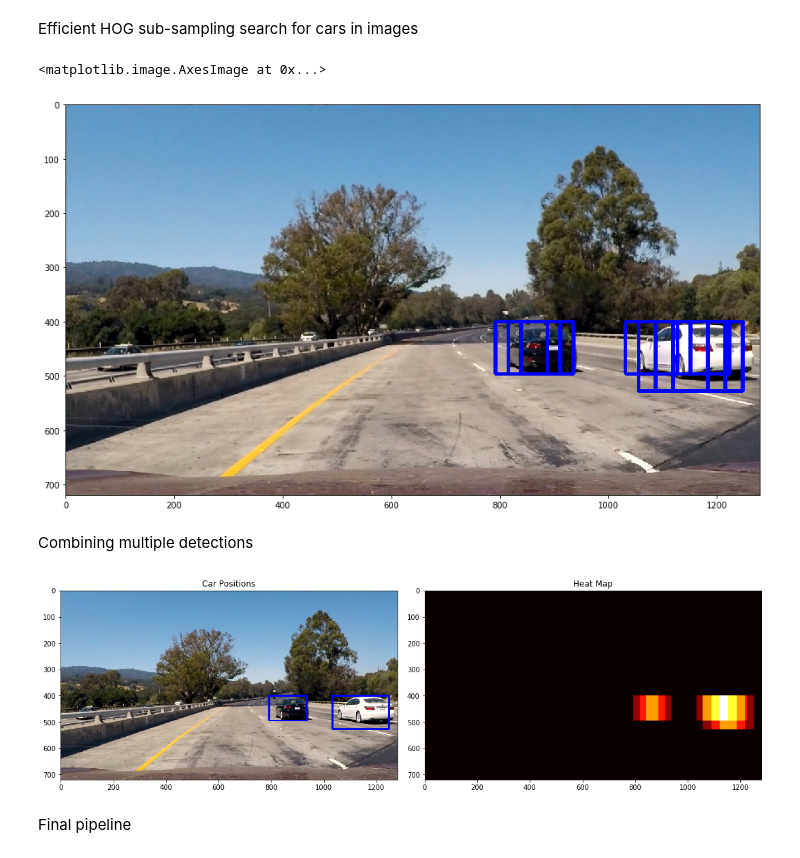
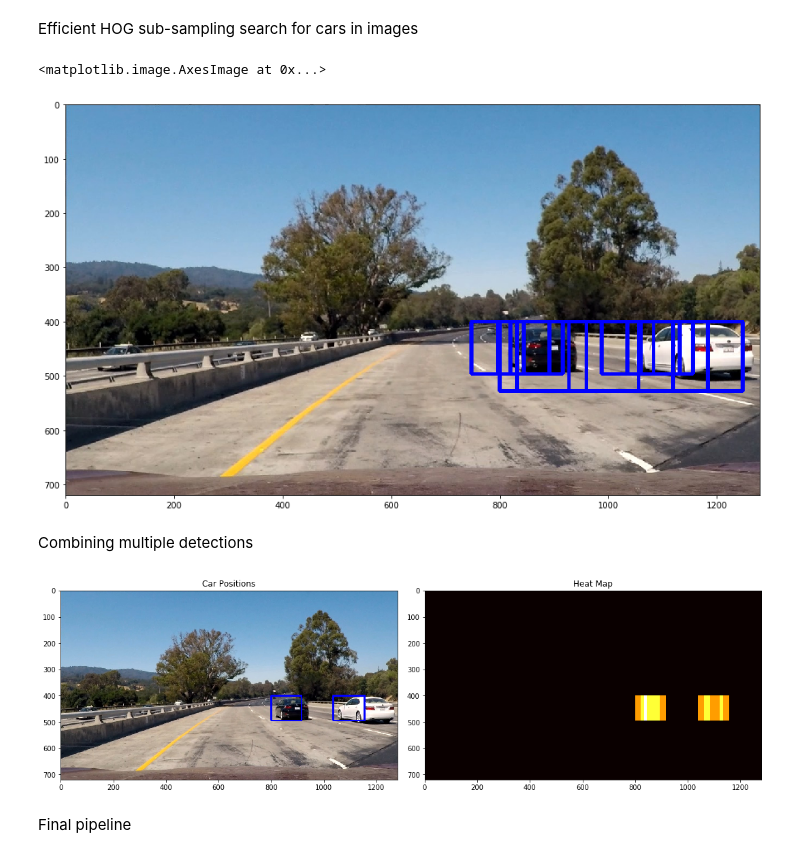
Before and after one commit to AndyKnight09/CarND-Vehicle-Detection, a Jupyter notebook: project.ipynb, the cells around one changed output. Saved outputs shown, nothing was run; the diff lists cells and outputs as text; code cells hidden in the pictures.

```diff
--- a/project.ipynb
+++ b/project.ipynb
@@ -868,11 +868,11 @@ import numpy as np
 import cv2
 
 # Define a single function that can extract features using hog sub-sampling and make predictions
-def find_cars(img, ystart, ystop, scale, svc, feature_scaler, orient, pix_per_cell, cells_per_step, cell_per_block, spatial_size, hist_bins):
+def find_cars(img, ystart, ystop, xstart, xstop, scale, svc, feature_scaler, orient, pix_per_cell, cells_per_step, cell_per_block, spatial_size, hist_bins):
 
     img = img.astype(np.float32)/255
 
-    img_tosearch = img[ystart:ystop,:,:]
+    img_tosearch = img[ystart:ystop,xstart:xstop,:]
     ctrans_tosearch = cv2.cvtColor(img_tosearch, cv2.COLOR_RGB2YCrCb)
     if scale != 1:
         imshape = ctrans_tosearch.shape
@@ -929,7 +929,7 @@ def find_cars(img, ystart, ystop, scale, svc, feature_scaler, orient, pix_per_ce
                 ytop_draw = np.int(ytop*scale)
                 win_draw = np.int(window*scale)
 
-                box = ((xbox_left, ytop_draw+ystart),(xbox_left+win_draw,ytop_draw+win_draw+ystart))
+                box = ((xbox_left+xstart, ytop_draw+ystart),(xbox_left+win_draw+xstart,ytop_draw+win_draw+ystart))
                 boxes.append((box))
 
     return boxes
@@ -940,23 +940,38 @@ def find_cars_all_sizes(image):
     box_list = []
 
     ystart = 400
+    ystop = 450
+    xstart = 300
+    xstop = image.shape[1] - 300
+    scale = 0.75
+    boxes = find_cars(image, ystart, ystop, xstart, xstop, scale, svc, feature_scaler, orient, pix_per_cell, cells_per_step, cell_per_block, spatial_size, hist_bins)
+    for box in boxes:
+        box_list.append(box)
+
+    ystart = 400
     ystop = 475
+    xstart = 200
+    xstop = image.shape[1] - 200
     scale = 1.0
-    boxes = find_cars(image, ystart, ystop, scale, svc, feature_scaler, orient, pix_per_cell, cells_per_step, cell_per_block, spatial_size, hist_bins)
+    boxes = find_cars(image, ystart, ystop, xstart, xstop, scale, svc, feature_scaler, orient, pix_per_cell, cells_per_step, cell_per_block, spatial_size, hist_bins)
     for box in boxes:
         box_list.append(box)
 
     ystart = 400
     ystop = 500
+    xstart = 100
+    xstop = image.shape[1] - 100
     scale = 1.5
-    boxes = find_cars(image, ystart, ystop, scale, svc, feature_scaler, orient, pix_per_cell, cells_per_step, cell_per_block, spatial_size, hist_bins)
+    boxes = find_cars(image, ystart, ystop, xstart, xstop, scale, svc, feature_scaler, orient, pix_per_cell, cells_per_step, cell_per_block, spatial_size, hist_bins)
     for box in boxes:
         box_list.append(box)
 
     ystart = 400
     ystop = 550
+    xstart = 0
+    xstop = image.shape[1] - 0
     scale = 2.0
-    boxes = find_cars(image, ystart, ystop, scale, svc, feature_scaler, orient, pix_per_cell, cells_per_step, cell_per_block, spatial_size, hist_bins)
+    boxes = find_cars(image, ystart, ystop, xstart, xstop, scale, svc, feature_scaler, orient, pix_per_cell, cells_per_step, cell_per_block, spatial_size, hist_bins)
     for box in boxes:
         box_list.append(box)
 
@@ -971,7 +986,7 @@ plt.figure(figsize=(15,15))
 plt.imshow(result)
 # %% [output]
 <matplotlib.image.AxesImage at 0x...>
-[figure, old version]
+[figure, new version]
 # %% [markdown]
 Combining multiple detections
 # %%
@@ -1002,44 +1017,47 @@ def apply_threshold(heatmap, threshold):
     # Return thresholded map
     return heatmap
 
-def draw_labeled_bboxes(img, labels):
+def labels_to_boxes(labels):
+    # Create list of bounding boxes
+    box_list = []
     # Iterate through all detected cars
     for car_number in range(1, labels[1]+1):
         # Find pixels with each car_number label value
         nonzero = (labels[0] == car_number).nonzero()
         # Identify x and y values of those pixels
         nonzeroy = np.array(nonzero[0])
         nonzerox = np.array(nonzero[1])
         # Define a bounding box based on min/max x and y
         bbox = ((np.min(nonzerox), np.min(nonzeroy)), (np.max(nonzerox), np.max(nonzeroy)))
-        # Draw the box on the image
-        cv2.rectangle(img, bbox[0], bbox[1], (0,0,255), 6)
-    # Return the image
-    return img
+        # Add box to list
+        box_list.append(bbox)
+    # Return list of bounding boxes
+    return box_list
 
 # Add heat to each box in box list
 heat = add_heat(heat,box_list)
 
 # Apply threshold to help remove false positives
-heat = apply_threshold(heat,0)
+heat = apply_threshold(heat,2)
 
 # Visualize the heatmap when displaying
 heatmap = np.clip(heat, 0, 255)
 
 # Find final boxes from heatmap using label function
 labels = label(heatmap)
-draw_img = draw_labeled_bboxes(np.copy(image), labels)
+bboxes = labels_to_boxes(labels)
+draw_img = draw_boxes(image, bboxes)
 
 fig = plt.figure(figsize=(15,15))
 plt.subplot(121)
 plt.imshow(draw_img)
 plt.title('Car Positions')
 plt.subplot(122)
 plt.imshow(heatmap, cmap='hot')
 plt.title('Heat Map')
 fig.tight_layout()
 # %% [output]
-[figure, old version]
+[figure, new version]
 # %% [markdown]
 Final pipeline
 # %%
```
Also changed, not shown: parts of 8 cells of this notebook, 2 other files.
